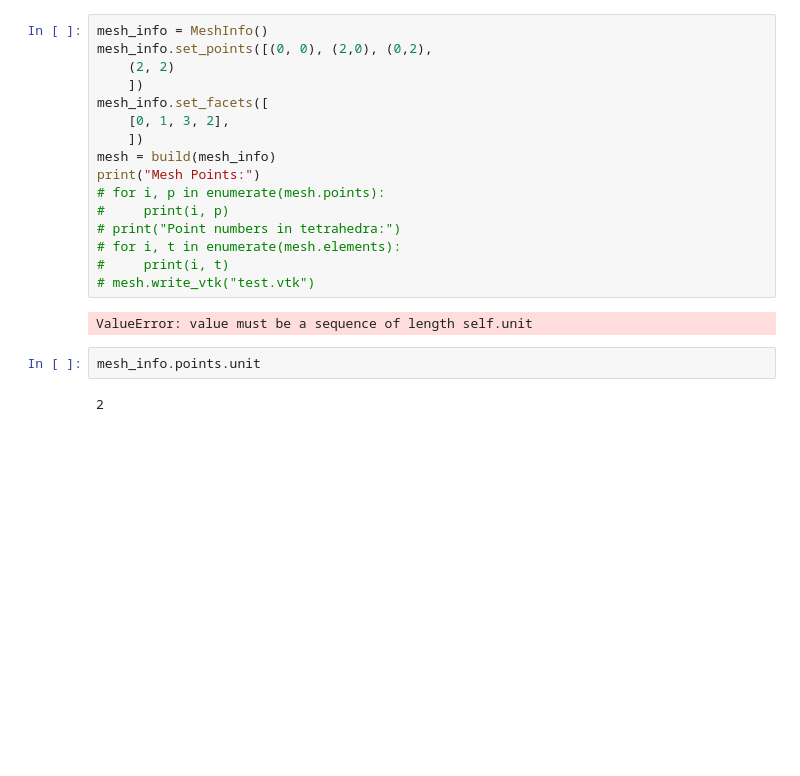
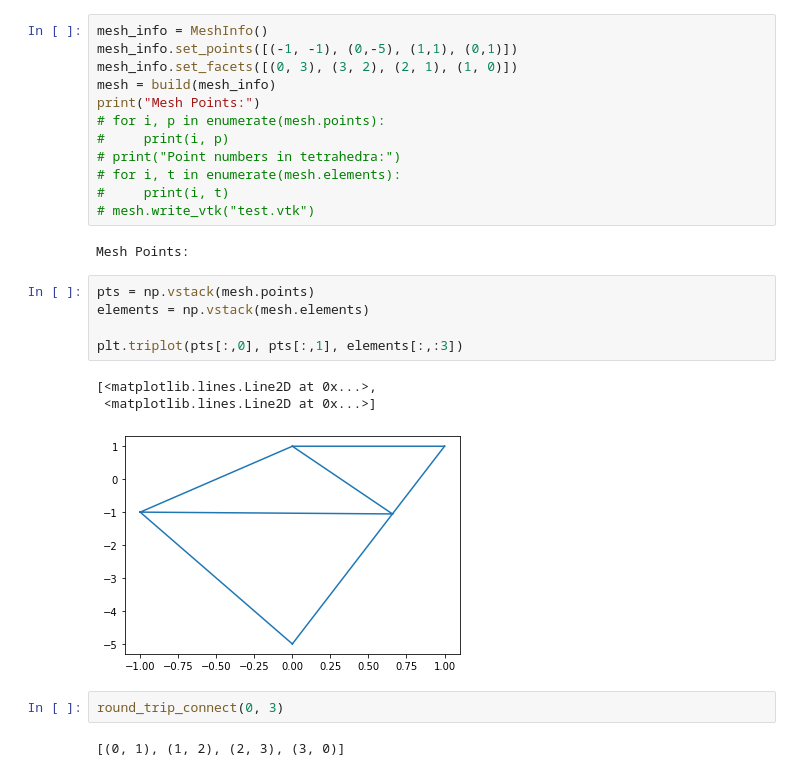
Before and after one commit to r-bt/Shannon_River_Pollution, a Jupyter notebook: Mesh Py Test.ipynb, the cells around one changed output. Cells and saved outputs as stored; diff of their text form; blank space fills up the shorter version.

```diff
--- a/Mesh Py Test.ipynb
+++ b/Mesh Py Test.ipynb
@@ -3,11 +13,7 @@ from meshpy.triangle import MeshInfo, build
 # %%
 mesh_info = MeshInfo()
-mesh_info.set_points([(0, 0), (2,0), (0,2),
-    (2, 2)
-    ])
-mesh_info.set_facets([
-    [0, 1, 3, 2],
-    ])
+mesh_info.set_points([(-1, -1), (0,-5), (1,1), (0,1)])
+mesh_info.set_facets([(0, 3), (3, 2), (2, 1), (1, 0)])
 mesh = build(mesh_info)
 print("Mesh Points:")
 # for i, p in enumerate(mesh.points):
@@ -17,8 +23,17 @@ print("Mesh Points:")
 #     print(i, t)
 # mesh.write_vtk("test.vtk")
 # %% [output]
-ValueError: value must be a sequence of length self.unit
+Mesh Points:
-# %%
-mesh_info.points.unit
-# %% [output]
-2
+# %%
+pts = np.vstack(mesh.points)
+elements = np.vstack(mesh.elements)
+
+plt.triplot(pts[:,0], pts[:,1], elements[:,:3])
+# %% [output]
+[<matplotlib.lines.Line2D at 0x...>,
+ <matplotlib.lines.Line2D at 0x...>]
+[figure, added]
+# %%
+round_trip_connect(0, 3)
+# %% [output]
+[(0, 1), (1, 2), (2, 3), (3, 0)]
```
Also changed, not shown: parts of 2 cells of this notebook, 1 other file.
